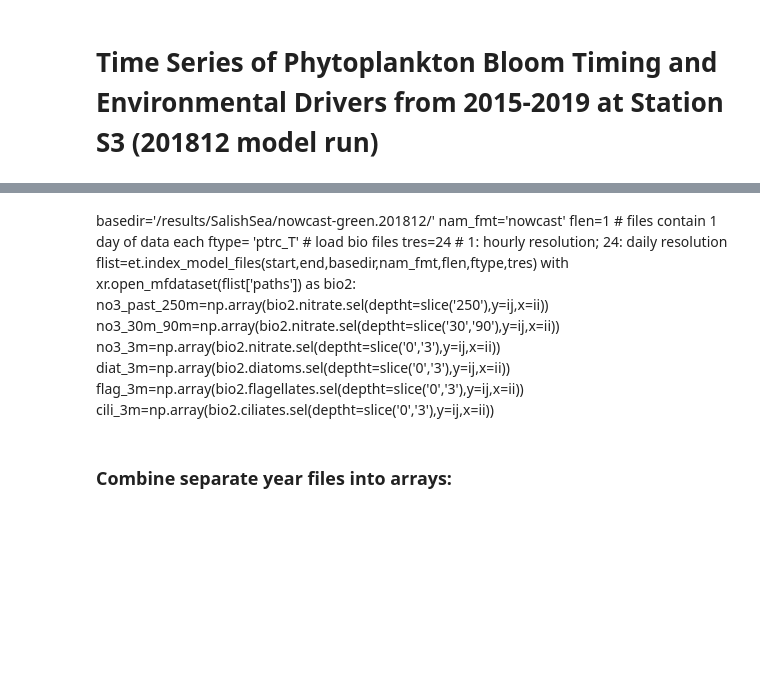
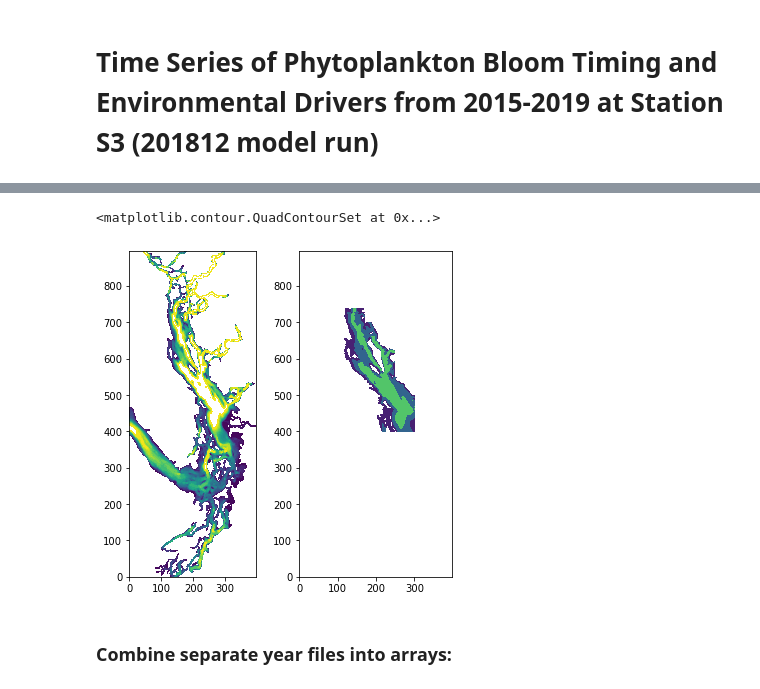
Before and after one commit to SalishSeaCast/Analysis-Aline, a Jupyter notebook: notebooks/Bloom_Timing/201812EnvironmentalDrivers.ipynb, the cells around one changed output, grey strips where cells are left out. Cells and saved outputs as stored; diff of their text form; code cells hidden in the pictures; blank space fills up the shorter version.

```diff
--- a/notebooks/Bloom_Timing/201812EnvironmentalDrivers.ipynb
+++ b/notebooks/Bloom_Timing/201812EnvironmentalDrivers.ipynb
@@ -142,14 +95,0 @@ else:
-# %% [markdown]
-basedir='/results/SalishSea/nowcast-green.201812/'
-nam_fmt='nowcast'
-flen=1 # files contain 1 day of data each
-ftype= 'ptrc_T' # load bio files
-tres=24 # 1: hourly resolution; 24: daily resolution
-flist=et.index_model_files(start,end,basedir,nam_fmt,flen,ftype,tres)
-with xr.open_mfdataset(flist['paths']) as bio2:
-    no3_past_250m=np.array(bio2.nitrate.sel(deptht=slice('250'),y=ij,x=ii))
-    no3_30m_90m=np.array(bio2.nitrate.sel(deptht=slice('30','90'),y=ij,x=ii))
-    no3_3m=np.array(bio2.nitrate.sel(deptht=slice('0','3'),y=ij,x=ii))
-    diat_3m=np.array(bio2.diatoms.sel(deptht=slice('0','3'),y=ij,x=ii))
-    flag_3m=np.array(bio2.flagellates.sel(deptht=slice('0','3'),y=ij,x=ii))
-    cili_3m=np.array(bio2.ciliates.sel(deptht=slice('0','3'),y=ij,x=ii))
@@ -155,0 +146,19 @@ with xr.open_mfdataset(flist['paths']) as bio2:
+# %%
+# define sog region:
+fig, ax = plt.subplots(1,2,figsize = (6,6))
+with xr.open_dataset('/data/vdo/MEOPAR/NEMO-forcing/grid/bathymetry_201702.nc') as bathy:
+    bath=np.array(bathy.Bathymetry)
+ax[0].contourf(bath,np.arange(0,250,10))
+viz_tools.set_aspect(ax[0],coords='grid')
+sogmask=np.copy(tmask[:,:,:,:])
+sogmask[:,:,740:,:]=0
+sogmask[:,:,700:,170:]=0
+sogmask[:,:,550:,250:]=0
+sogmask[:,:,:,302:]=0
+sogmask[:,:,:400,:]=0
+sogmask[:,:,:,:100]=0
+#sogmask250[bath<250]=0
+ax[1].contourf(np.ma.masked_where(sogmask[0,0,:,:]==0,bathy.Bathymetry),[0,100,250,550])
+# %% [output]
+<matplotlib.contour.QuadContourSet at 0x...>
+[figure, added]
```
Also changed, not shown: parts of 7 cells of this notebook, 1 other file.
